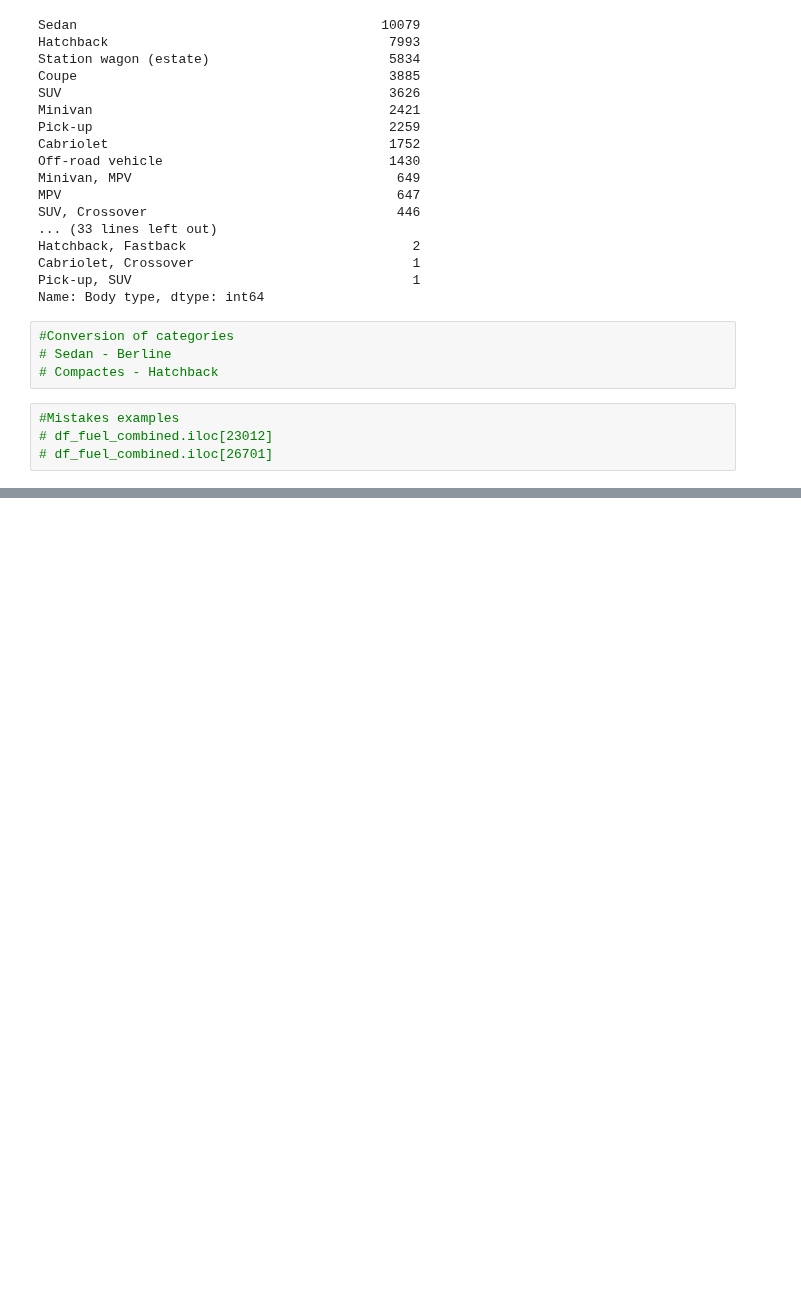
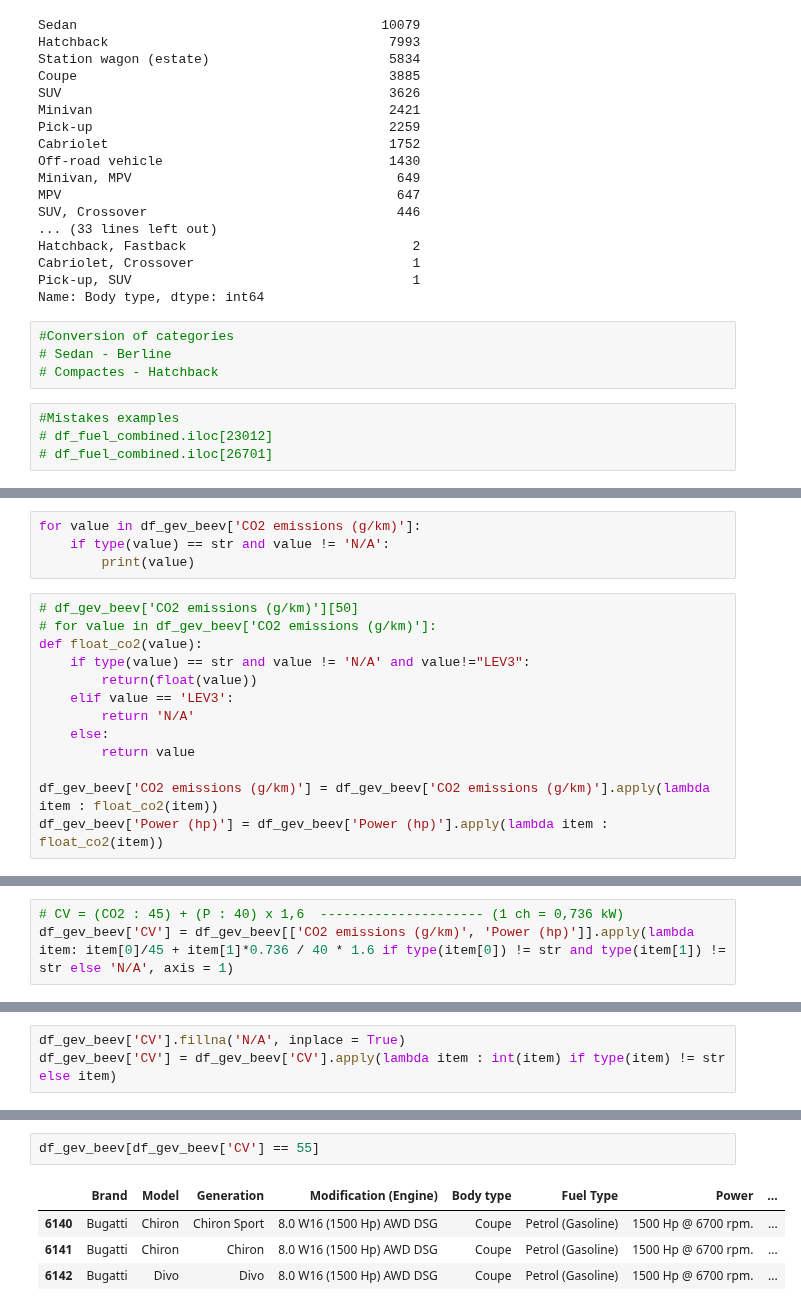
Before and after one commit to Cedric979/BEEV, a Jupyter notebook: Final Dataframe.ipynb, the cells around one changed output, grey strips where cells are left out. Saved outputs shown, nothing was run; the diff lists cells and outputs as text; blank space fills up the shorter version.

```diff
--- a/Final Dataframe.ipynb
+++ b/Final Dataframe.ipynb
@@ -824,0 +804,17 @@ Name: Body type, dtype: int64
+# %%
+for value in df_gev_beev['CO2 emissions (g/km)']:
+    if type(value) == str and value != 'N/A':
+        print(value)
+# %%
+# df_gev_beev['CO2 emissions (g/km)'][50]
+# for value in df_gev_beev['CO2 emissions (g/km)']:
+def float_co2(value):
+    if type(value) == str and value != 'N/A' and value!="LEV3":
+        return(float(value))
+    elif value == 'LEV3':
+        return 'N/A'
+    else:
+        return value
+
+df_gev_beev['CO2 emissions (g/km)'] = df_gev_beev['CO2 emissions (g/km)'].apply(lambda item : float_co2(item))
+df_gev_beev['Power (hp)'] = df_gev_beev['Power (hp)'].apply(lambda item : float_co2(item))
@@ -824,0 +832,3 @@ Name: Body type, dtype: int64
+# %%
+# CV = (CO2 : 45) + (P : 40) x 1,6  --------------------- (1 ch = 0,736 kW)
+df_gev_beev['CV'] = df_gev_beev[['CO2 emissions (g/km)', 'Power (hp)']].apply(lambda item: item[0]/45 + item[1]*0.736 / 40 * 1.6 if type(item[0]) != str and type(item[1]) != str else 'N/A', axis = 1)
@@ -824,0 +841,3 @@ Name: Body type, dtype: int64
+# %%
+df_gev_beev['CV'].fillna('N/A', inplace = True)
+df_gev_beev['CV'] = df_gev_beev['CV'].apply(lambda item : int(item) if type(item) != str else item)
@@ -824,0 +854,7 @@ Name: Body type, dtype: int64
+# %%
+df_gev_beev[df_gev_beev['CV'] == 55]
+# %% [output]
+|  | Brand | Model | Generation | Modification (Engine) | Body type | Fuel Type | Power | ... |
+| 6140 | Bugatti | Chiron | Chiron Sport | 8.0 W16 (1500 Hp) AWD DSG | Coupe | Petrol (Gasoline) | 1500 Hp @ 6700 rpm. | ... |
+| 6141 | Bugatti | Chiron | Chiron | 8.0 W16 (1500 Hp) AWD DSG | Coupe | Petrol (Gasoline) | 1500 Hp @ 6700 rpm. | ... |
+| 6142 | Bugatti | Divo | Divo | 8.0 W16 (1500 Hp) AWD DSG | Coupe | Petrol (Gasoline) | 1500 Hp @ 6700 rpm. | ... |
```
Also changed, not shown: parts of 12 cells of this notebook, 1 other file.
